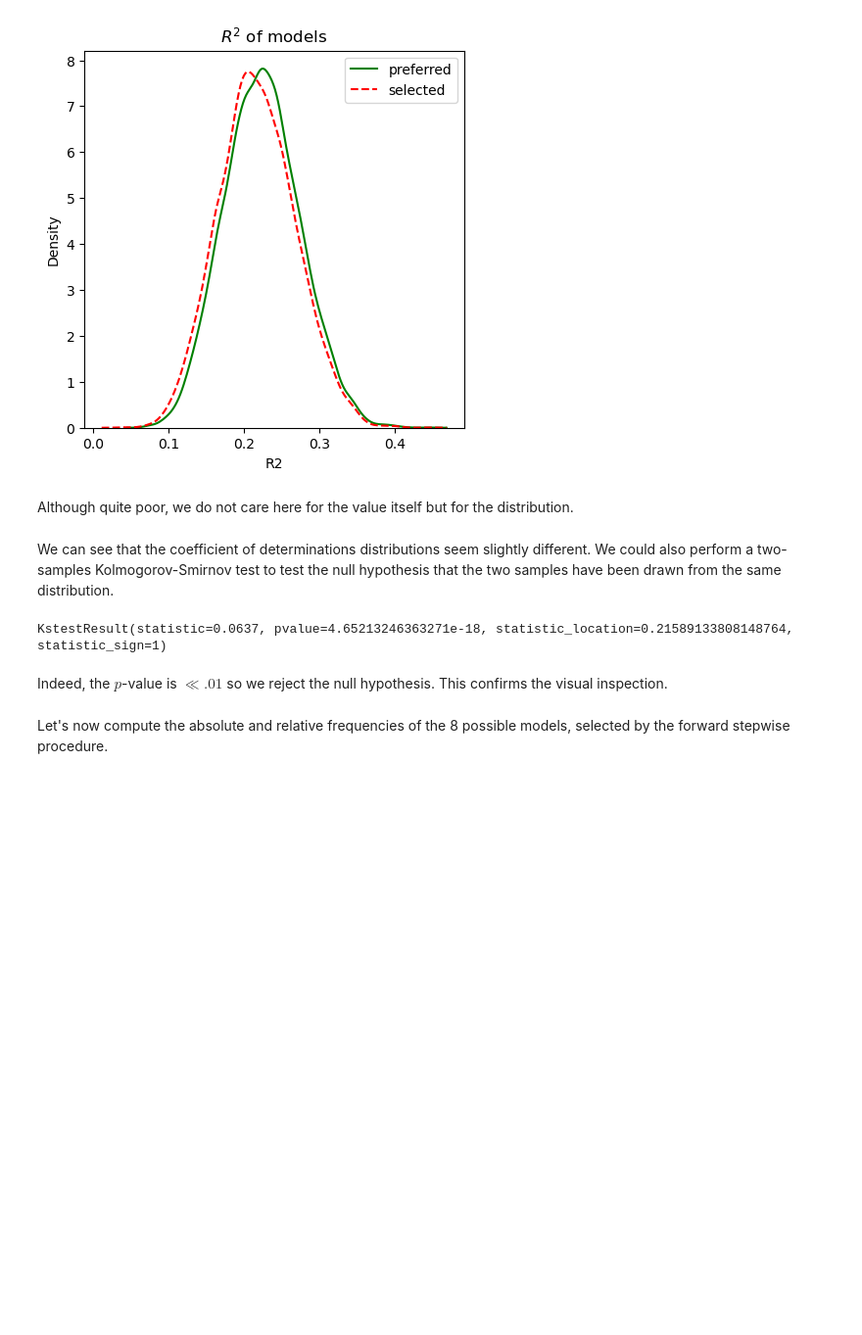
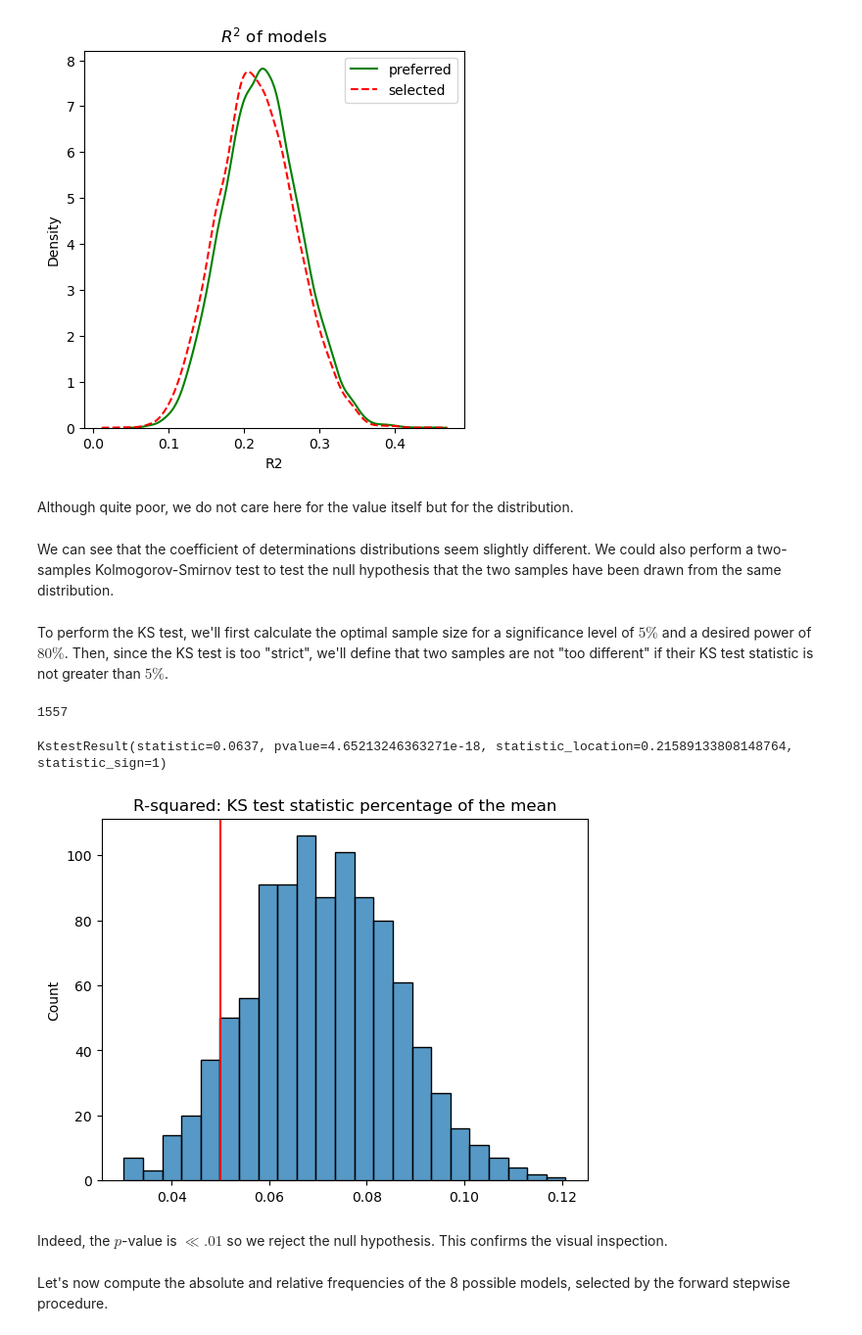
Before and after one commit to maxdevblock/model-selection-bias, a Jupyter notebook: split_the_dataset.ipynb, the cells around one changed output. Shown at 98% size. Saved outputs shown, nothing was run; the diff lists cells and outputs as text; code cells hidden in the pictures; blank space fills up the shorter version.

Commit message:
KS tests

```diff
--- a/split_the_dataset.ipynb
+++ b/split_the_dataset.ipynb
@@ -325,10 +325,44 @@ plt.show()
 Although quite poor, we do not care here for the value itself but for the distribution.
 # %% [markdown]
 We can see that the coefficient of determinations distributions seem slightly different. We could also perform a two-samples Kolmogorov-Smirnov test to test the null hypothesis that the two samples have been drawn from the same distribution.
+# %% [markdown]
+To perform the KS test, we'll first calculate the optimal sample size for a significance level of $5\%$ and a desired power of $80\%$. Then, since the KS test is too "strict", we'll define that two samples are not "too different" if their KS test statistic is not greater than $5\%$.
+# %%
+def optimal_ks_size(df1, df2, col):
+    KS = sps.ks_2samp(df1[col].dropna(), df2[col].dropna(), nan_policy="raise", alternative="two-sided")
+    x_str = KS.statistic_location
+    p = df1[df1[col]<=x_str].index.size/df1.index.size
+    q = df2[df2[col]<=x_str].index.size/df2.index.size
+    S = p*(1-p) + q*(1-q)
+    delta = KS.statistic
+    c = 1.358 # for alpha=.05
+    z = .8416 # for gamma=.80
+    n_opt = int(np.round(((z*np.sqrt(S) + c*np.sqrt(2))/delta)**2))
+    return n_opt
+# %%
+n_R2 = optimal_ks_size(DF, PR, "R2")
+n_R2
+# %% [output]
+1557
+# %%
+sps.ks_2samp(DF.R2.dropna(), PR.R2.dropna(), nan_policy="raise", alternative="two-sided")
+# %% [output]
+KstestResult(statistic=0.0637, pvalue=4.65213246363271e-18, statistic_location=0.21589133808148764, statistic_sign=1)
 # %%
-sps.ks_2samp(DF.R2, PR.R2, nan_policy="raise", alternative="two-sided")
+KSs = []
+subsize = n_R2
+for i in tqdm(range(1000)):
+    _df = DF[DF.index.isin(np.random.choice(DF.index, size=subsize, replace=False))]
+    _pr = PR[PR.index.isin(np.random.choice(PR.index, size=subsize, replace=False))]
+    ks = sps.ks_2samp(_df.R2.dropna(), _pr.R2.dropna(), nan_policy="raise", alternative="two-sided")
+    KSs.append(ks.statistic)
+KSs = np.array(KSs)
+sns.histplot(KSs)
+plt.axvline(.05, color="r")
+plt.title("R-squared: KS test statistic percentage of the mean")
+plt.show()
 # %% [output]
-KstestResult(statistic=0.0637, pvalue=4.65213246363271e-18, statistic_location=0.21589133808148764, statistic_sign=1)
+[figure, added]
 # %% [markdown]
 Indeed, the $p$-value is $\ll .01$ so we reject the null hypothesis. This confirms the visual inspection.
 # %% [markdown]
```
Also changed, not shown: parts of 9 cells of this notebook, 1 other file.
